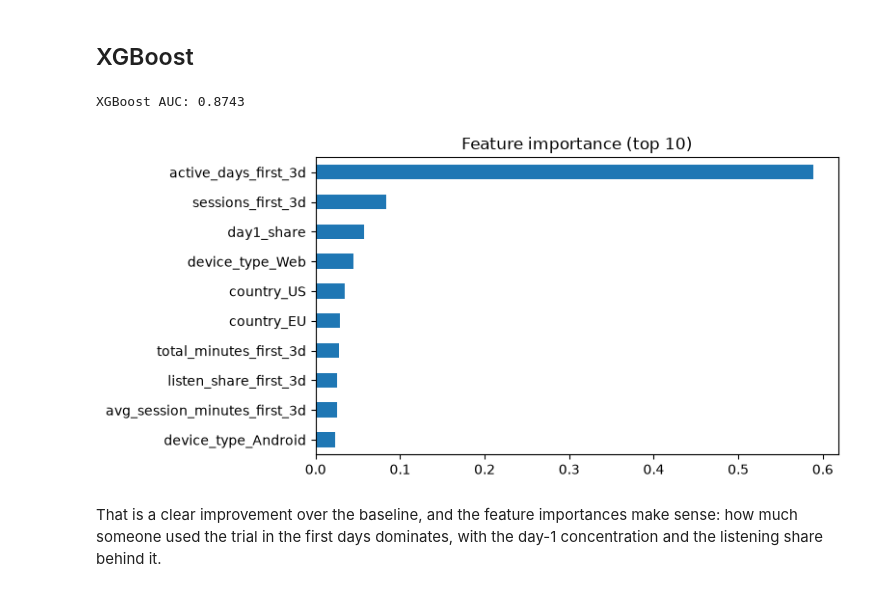
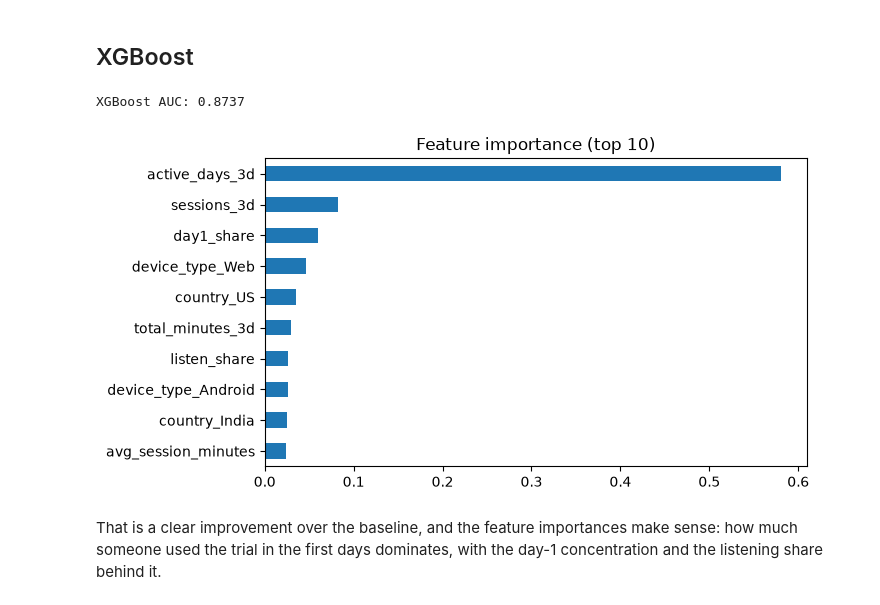
Before and after one commit to evangoh122/futureproof-ds, a Jupyter notebook: trial_conversion_model.ipynb, the cells around one changed output. Cells and saved outputs as stored; diff of their text form; code cells hidden in the pictures.

Commit message:
Snapshot carries base aggregates; notebook cleans and derives features

```diff
--- a/trial_conversion_model.ipynb
+++ b/trial_conversion_model.ipynb
@@ -64,0 +68,12 @@ memory usage: 194.6 KB
+# %%
+def add_features(data):
+    data = data.copy()
+    data["sessions_3d"] = data[["sessions_day1", "sessions_day2", "sessions_day3"]].sum(axis=1)
+    data["active_days_3d"] = (data[["sessions_day1", "sessions_day2", "sessions_day3"]] > 0).sum(axis=1)
+    data["day1_share"] = data["sessions_day1"] / data["sessions_3d"]
+    data["listen_share"] = data["listen_sessions_3d"] / data["sessions_3d"]
+    data["avg_session_minutes"] = data["total_minutes_3d"] / data["sessions_3d"]
+    return data
+
+df = add_features(df)
+df[["sessions_3d", "active_days_3d", "day1_share", "listen_share", "avg_session_minutes"]].describe().round(2)
@@ -64,0 +92,5 @@ memory usage: 194.6 KB
+# %%
+print("trials with no sessions in first 3 days:", (df["sessions_3d"] == 0).sum())
+for col in ["day1_share", "listen_share", "avg_session_minutes"]:
+    df[col] = df[col].fillna(0)
+df[["day1_share", "listen_share", "avg_session_minutes"]].isna().sum()
@@ -82,7 +120,7 @@ plt.show()
 [figure]
 # %%
 # heavy day-1 users who then disappear look different from steady users
-df["binge"] = (df["day1_share"] > 0.6) & (df["sessions_first_3d"] >= 3)
+df["binge"] = (df["day1_share"] > 0.6) & (df["sessions_3d"] >= 3)
 df.groupby("binge")["converted"].agg(["mean", "count"])
 # %% [output]
 |  | mean | count |
@@ -122,6 +147,12 @@ X.shape
 
 A quick logistic regression gives us something honest to compare the real model against.
 # %%
+FEATURES = ["sessions_3d", "active_days_3d", "day1_share", "listen_share",
+            "avg_session_minutes", "total_minutes_3d", "country", "device_type"]
+
+X = pd.get_dummies(df[FEATURES], columns=["country", "device_type"])
+y = df["converted"]
+
 X_train, X_test, y_train, y_test = train_test_split(X, y, test_size=0.25, stratify=y, random_state=42)
 
 scaler = StandardScaler()
@@ -139,32 +170,38 @@ That is a decent baseline. XGBoost should be able to do better here, because the
 # %% [markdown]
 ## XGBoost
 # %%
-features = pd.get_dummies(df.drop(columns=["trial_id", "user_id", "snapshot_date", "trial_started_at", "binge", "converted"]),
-                          columns=["country", "device_type"])
-target = df["converted"]
+data = df.copy()
+data["sessions_3d"] = data[["sessions_day1", "sessions_day2", "sessions_day3"]].sum(axis=1)
+data["day1_share"] = (data["sessions_day1"] / data["sessions_3d"]).fillna(0)
+data["listen_share"] = (data["listen_sessions_3d"] / data["sessions_3d"]).fillna(0)
+data["avg_session_minutes"] = (data["total_minutes_3d"] / data["sessions_3d"]).fillna(0)
+data["active_days_3d"] = (data[["sessions_day1", "sessions_day2", "sessions_day3"]] > 0).sum(axis=1)
+
+features = pd.get_dummies(data[FEATURES], columns=["country", "device_type"])
+target = data["converted"]
 
 X_train, X_test, y_train, y_test = train_test_split(features, target, test_size=0.25, stratify=target, random_state=42)
 
 model = XGBClassifier(
     n_estimators=400,
     max_depth=3,
     learning_rate=0.05,
     min_child_weight=8,
     subsample=0.9,
     colsample_bytree=0.9,
     eval_metric="auc",
 )
 model.fit(X_train, y_train)
 
 probs = model.predict_proba(X_test)[:, 1]
 print("XGBoost AUC:", round(roc_auc_score(y_test, probs), 4))
 
 importances = pd.Series(model.feature_importances_, index=features.columns).sort_values()
 importances.tail(10).plot(kind="barh", figsize=(7, 4), title="Feature importance (top 10)")
 plt.show()
 # %% [output]
-XGBoost AUC: 0.8743
+XGBoost AUC: 0.8737
-[figure, old version]
+[figure, new version]
 # %% [markdown]
 That is a clear improvement over the baseline, and the feature importances make sense: how much someone used the trial in the first days dominates, with the day-1 concentration and the listening share behind it.
 # %% [markdown]
```
Also changed, not shown: parts of 16 cells of this notebook.
